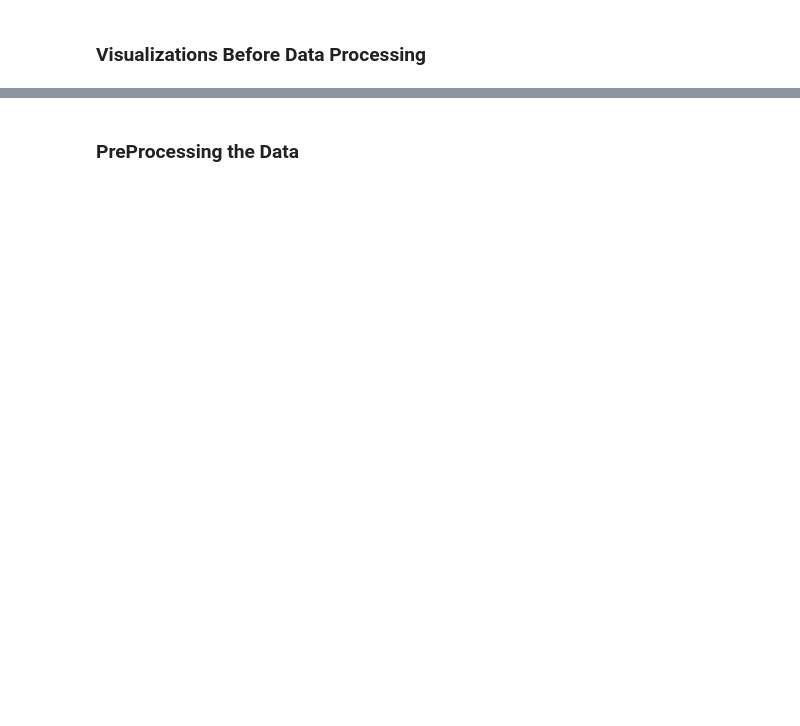
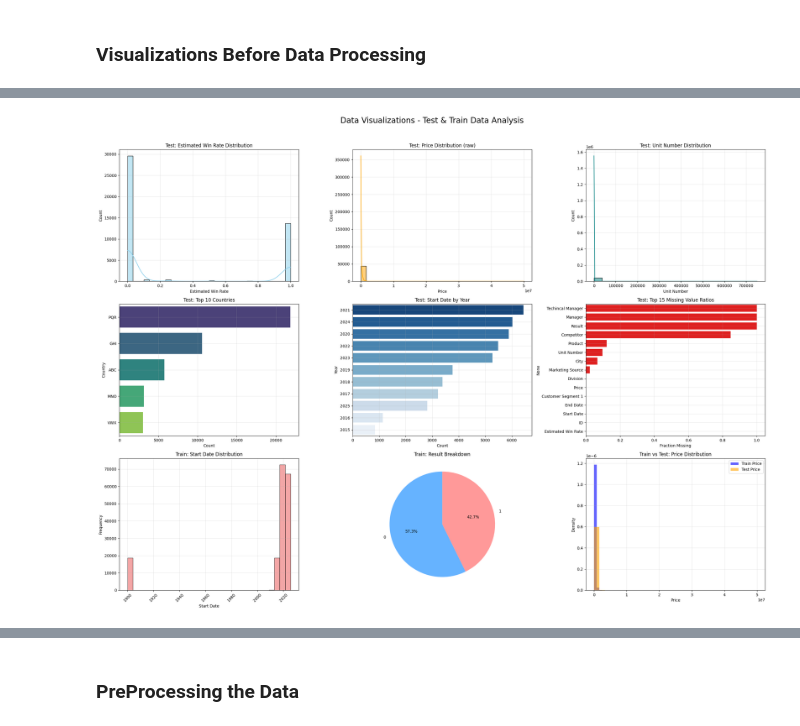
Before and after one commit to lorrainefadzaic-tech/Purchase-Intent-Prediction, a Jupyter notebook: purchase_intent-prediction.ipynb, the cells around one changed output, grey strips where cells are left out. Saved outputs shown, nothing was run; the diff lists cells and outputs as text; code cells hidden in the pictures; blank space fills up the shorter version.

```diff
--- a/purchase_intent-prediction.ipynb
+++ b/purchase_intent-prediction.ipynb
@@ -47,54 +62,90 @@ print(f"Sample submission shape: {sample_submission.shape}")
 import seaborn as sns
 import matplotlib.pyplot as plt
 
-# Set up a grid for multiple plots
-fig, axes = plt.subplots(2, 3, figsize=(22, 12))
-fig.suptitle("Test Data - Visualizations Before Processing", fontsize=18, y=1.03)
+# Set up a comprehensive grid for all visualizations
+fig, axes = plt.subplots(3, 3, figsize=(24, 18))
+fig.suptitle("Data Visualizations - Test & Train Data Analysis", fontsize=20, y=0.98)
+
+# Make sure Start Date is datetime for both datasets
+train_df['Start Date'] = pd.to_datetime(train_df['Start Date'], errors='coerce')
+test_df['Start Date'] = pd.to_datetime(test_df['Start Date'], errors='coerce')
 
 # 1. Distribution of Estimated Win Rate (raw)
 sns.histplot(test_df['Estimated Win Rate'], bins=30, kde=True, ax=axes[0, 0], color='skyblue')
-axes[0, 0].set_title('Estimated Win Rate Distribution')
+axes[0, 0].set_title('Test: Estimated Win Rate Distribution')
 axes[0, 0].set_xlabel('Estimated Win Rate')
 
 # 2. Distribution of Price (raw)
 sns.histplot(test_df['Price'], bins=30, kde=True, ax=axes[0, 1], color='orange')
-axes[0, 1].set_title('Price Distribution (raw)')
+axes[0, 1].set_title('Test: Price Distribution (raw)')
 axes[0, 1].set_xlabel('Price')
 
 # 3. Distribution of Unit Number (raw, fillna with 0 for display)
 sns.histplot(test_df['Unit Number'].fillna(0), bins=20, kde=True, ax=axes[0, 2], color='teal')
-axes[0, 2].set_title('Unit Number Distribution')
+axes[0, 2].set_title('Test: Unit Number Distribution')
 axes[0, 2].set_xlabel('Unit Number')
 
 # 4. Top 10 Countries
 top_countries = test_df['Country'].value_counts().head(10)
 sns.barplot(x=top_countries.values, y=top_countries.index, ax=axes[1, 0], palette='viridis')
-axes[1, 0].set_title('Top 10 Countries')
+axes[1, 0].set_title('Test: Top 10 Countries')
 axes[1, 0].set_xlabel('Count')
 
-# 5. Start Date Distribution (by year)
-years = test_df['Start Date'].dt.year
-sns.countplot(y=years, order=years.value_counts().index, ax=axes[1, 1], palette='Blues_r')
-axes[1, 1].set_title('Start Date Distribution by Year')
+# 5. Start Date Distribution (by year) - Test Data
+years_test = test_df['Start Date'].dt.year
+sns.countplot(y=years_test, order=years_test.value_counts().index, ax=axes[1, 1], palette='Blues_r')
+axes[1, 1].set_title('Test: Start Date by Year')
 axes[1, 1].set_xlabel('Count')
 axes[1, 1].set_ylabel('Year')
 
-#
+# 6. Missing Value Ratios
 missing = test_df.isnull().mean().sort_values(ascending=False).head(15)
 sns.barplot(x=missing.values, y=missing.index, ax=axes[1, 2], color='red')
-axes[1, 2].set_title('Top 15 Missing Value Ratios')
+axes[1, 2].set_title('Test: Top 15 Missing Value Ratios')
 axes[1, 2].set_xlabel('Fraction Missing')
 
-# Make sure Start Date is datetime
-train_df['Start Date'] = pd.to_datetime(train_df['Start Date'], errors='coerce')
+# 7. Train Start Date Distribution (histogram)
+train_start_dates = train_df['Start Date'].dropna()
+axes[2, 0].hist(train_start_dates, bins=30, color='lightcoral', edgecolor='black', alpha=0.7)
+axes[2, 0].set_title('Train: Start Date Distribution')
+axes[2, 0].set_xlabel('Start Date')
+axes[2, 0].set_ylabel('Frequency')
+axes[2, 0].tick_params(axis='x', rotation=45)
 
-plt.figure(figsize=(10,5))
-train_df['Start Date'].hist(bins=30)  # adjust bins for more/less granularity
-plt.title("Distribution of Start Dates")
-plt.xlabel("Start Date")
-plt.ylabel("Frequency")
-plt.xticks(rotation=45)
+# 8. Result Breakdown (Train Data) - Pie Chart
+result_counts = train_df_clean['Result'].value_counts()
+labels = result_counts.index.astype(str)
+sizes = result_counts.values
+colors = ['#66b3ff', '#ff9999']
+
+axes[2, 1].pie(sizes, labels=labels, autopct='%1.1f%%', startangle=90, colors=colors)
+axes[2, 1].set_title('Train: Result Breakdown')
+
+# 9. Combined Train vs Test Data Comparison (Price comparison)
+axes[2, 2].hist(train_df_clean['Price'].dropna(), bins=30, alpha=0.6, label='Train Price', color='blue', density=True)
+axes[2, 2].hist(test_df['Price'].dropna(), bins=30, alpha=0.6, label='Test Price', color='orange', density=True)
+axes[2, 2].set_title('Train vs Test: Price Distribution')
+axes[2, 2].set_xlabel('Price')
+axes[2, 2].set_ylabel('Density')
+axes[2, 2].legend()
+
+# Adjust layout and add grid to all subplots
+for i in range(3):
+    for j in range(3):
+        if i != 2 or j != 1:  # Skip pie chart for grid
+            axes[i, j].grid(True, alpha=0.3)
+
+plt.tight_layout(rect=[0, 0, 1, 0.96])
 plt.show()
 
-plt.tight_layout(rect=[0, 0, 1, 0.97])
-plt.show()
+# Print summary statistics
+print("\n" + "="*60)
+print("DATA VISUALIZATION SUMMARY")
+print("="*60)
+print(f"Test Data Shape: {test_df.shape}")
+print(f"Train Data Shape: {train_df.shape}")
+print(f"Target Distribution: {dict(train_df_clean['Result'].value_counts())}")
+print(f"Top Country in Test: {test_df['Country'].mode().iloc[0] if not test_df['Country'].mode().empty else 'N/A'}")
+print(f"Missing Values in Test: {test_df.isnull().sum().sum()} total")
+print("="*60)
+# %% [output]
@@ -100,0 +159 @@ plt.show()
+[figure, added]
```
Also changed, not shown: parts of 22 cells of this notebook.
